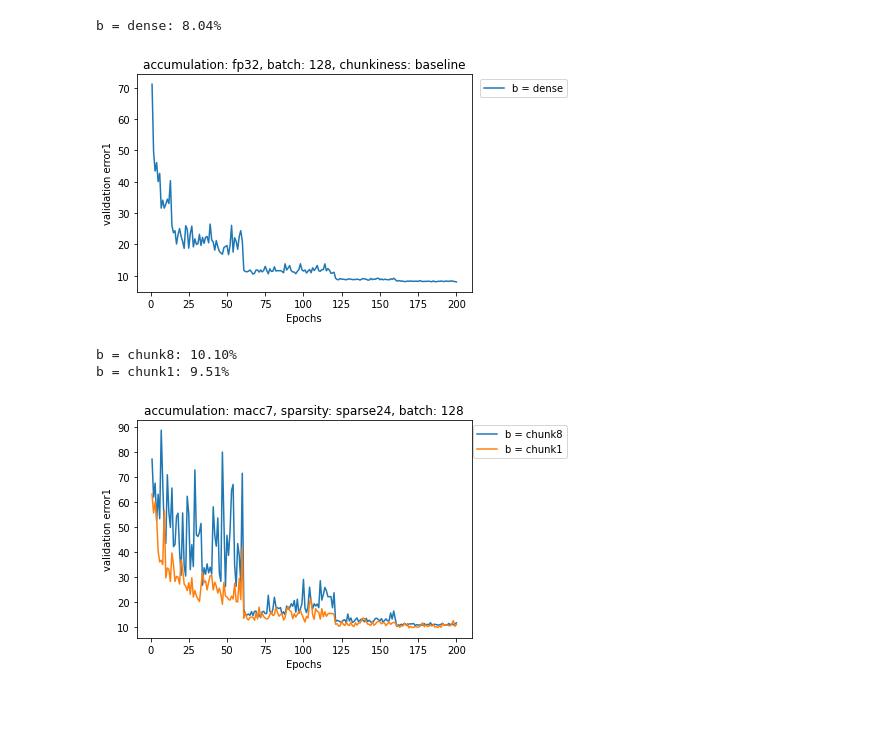
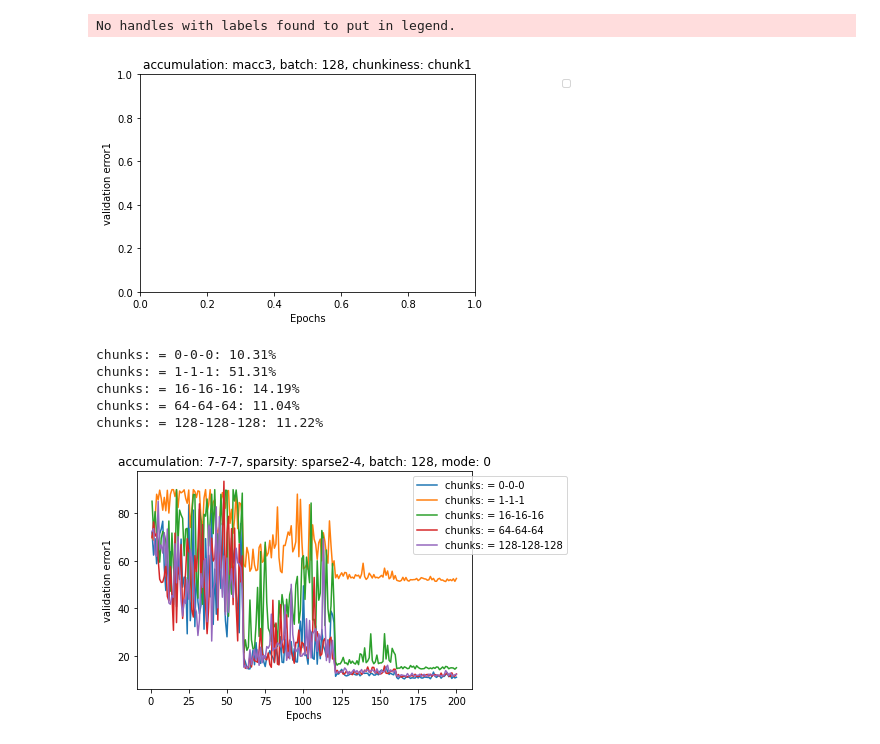
Before and after one commit to yanivbl6/convNet.pytorch, a Jupyter notebook: comparison.ipynb, the cells around one changed output. Cells and saved outputs as stored; diff of their text form; code cells hidden in the pictures; blank space fills up the shorter version.

```diff
--- a/comparison.ipynb
+++ b/comparison.ipynb
@@ -148,3 +174,13 @@ files = [file for file in files if file.valid]
+# %%
+
+filter = "_"
+files = [csv_files(file,"./results") for file in os.listdir("results")]
+files = [file for file in files if file.valid]
+
+files = [file for file in files if len(file.get_data("epoch")) == 200]
+
+
+##[str(file) for file in files]
 # %%
 [str(file) for file in files]
 # %% [output]
@@ -223,27 +464,32 @@ b = dense: 19.32%
 # %%
 
-params = {'chunkiness' : "chunk1", 'accumulation' : "fp32", 'batch': 128 }
+params = {'chunkiness' : "chunk1", 'accumulation' : "macc3", 'batch': 128, 'mode': 0 }
 to_compare = [file for file in files if compare_function(file, **params) ]
 title = get_title(**params)
 labeler = lambda x: f"b = {x.sparsity}"
 
+
 compare(to_compare[:], labeler = labeler ,title = title)
 plt.legend( loc='upper right', bbox_to_anchor=(1.3, 1.0))
 plt.show()
 # %% [output]
-b = dense: 8.04%
+No handles with labels found to put in legend.
-[figure, old version]
+[figure, new version]
 # %%
 
-params = {'accumulation' : "macc7", 'batch': 128, 'sparsity': 'sparse24'}
+params = {'accumulation' : "7-7-7", 'batch': 128, 'sparsity': 'sparse2-4', 'mode': 0}
 to_compare = [file for file in files if compare_function(file, **params) ]
 title = get_title(**params)
-labeler = lambda x: f"b = {x.chunkiness}"
+labeler = lambda x: f"chunks: = {x.chunkiness}"
+sorter = lambda x: int(x.chunkiness.split("-")[0])
 
-compare(to_compare[:], labeler = labeler ,title = title)
+compare(to_compare[:], labeler = labeler ,title = title, sorter = sorter)
 plt.legend( loc='upper right', bbox_to_anchor=(1.3, 1.0))
 plt.show()
 # %% [output]
-b = chunk8: 10.10%
-b = chunk1: 9.51%
+chunks: = 0-0-0: 10.31%
+chunks: = 1-1-1: 51.31%
+chunks: = 16-16-16: 14.19%
+chunks: = 64-64-64: 11.04%
+chunks: = 128-128-128: 11.22%
-[figure, old version]
+[figure, new version]
```
Also changed, not shown: parts of 13 cells of this notebook, 6 other files.
